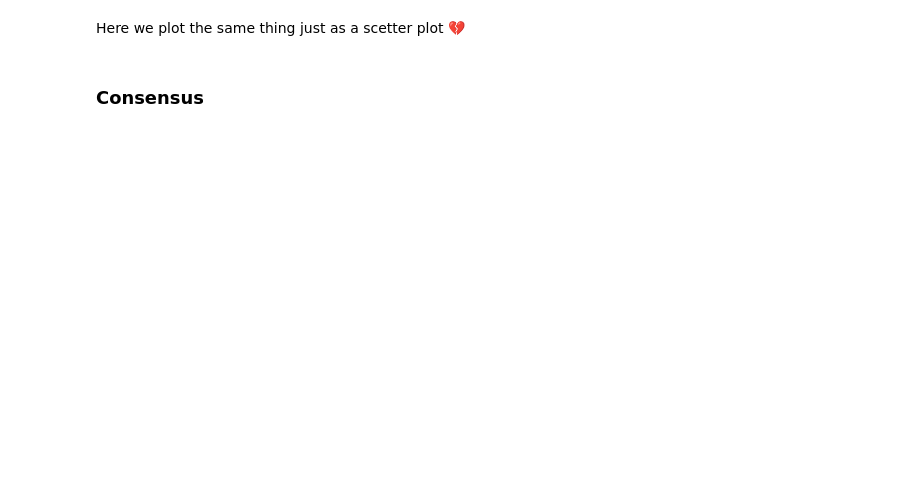
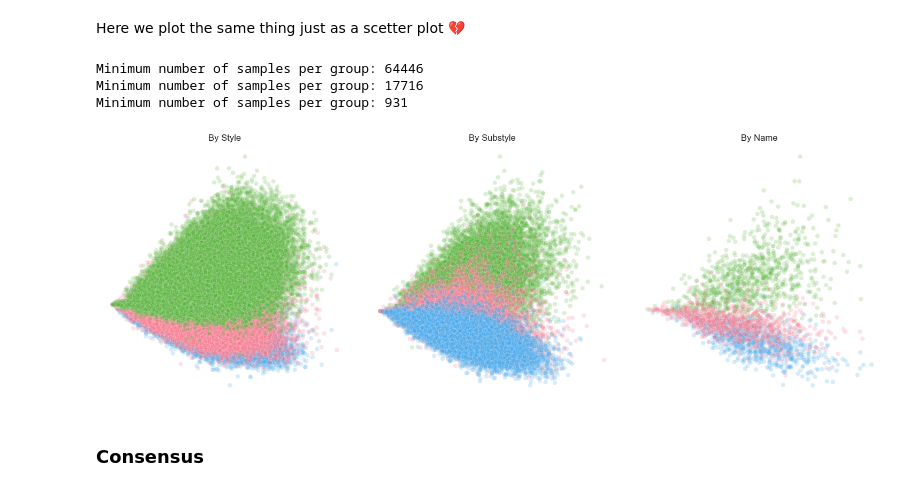
Before and after one commit to epfl-ada/ada-2023-project-blackada, a Jupyter notebook: main.ipynb, the cells around one changed output. Drawn from its saved outputs; the diff is of its cells as text; code cells hidden in the pictures; blank space fills up the shorter version.

```diff
--- a/main.ipynb
+++ b/main.ipynb
@@ -826,22 +982,32 @@ Here we plot the same thing just as a scetter plot 💔
 # %%
 fig, axs = plt.subplots(ncols=len(aggregators), figsize=(5 * len(aggregators), 5))
 fig.tight_layout(pad=0)
 for i, (ax, agg, group) in enumerate(zip(axs, aggregators, groups)):
-    subset = reviews_all[reviews_all[agg].isin(group)].index
+    # Filter out all reviews that are not in the group
+    subset = reviews_all[reviews_all[agg].isin(group)]
+
+    # Normalize the number of reviews per group to the smallest group
+    min_number_samples = subset.groupby(agg).size().min()
+    subset = subset.groupby(agg).sample(n = min_number_samples, random_state=SEED)
 
     cmap = sns.cubehelix_palette(start=0, light=1, as_cmap=True)
     visualise.embeddings(
         title=f"By {agg[1].capitalize()}",
         embeddings=reduced_embeddings,
         hue=reviews_all[agg],
-        subset=subset,
+        subset=subset.index,
         plot_type="scatter",
         # fill=True,
-        alpha=0.3,
+        alpha=0.2,
         color_palette=group_colors[i],
         plot_legend=False,
         ax=ax,
     )
+# %% [output]
+Minimum number of samples per group: 64446
+Minimum number of samples per group: 17716
+Minimum number of samples per group: 931
+[figure, added]
 # %% [markdown]
 ### Consensus
 # %%
```
Also changed, not shown: parts of 37 cells of this notebook, 4 other files.
